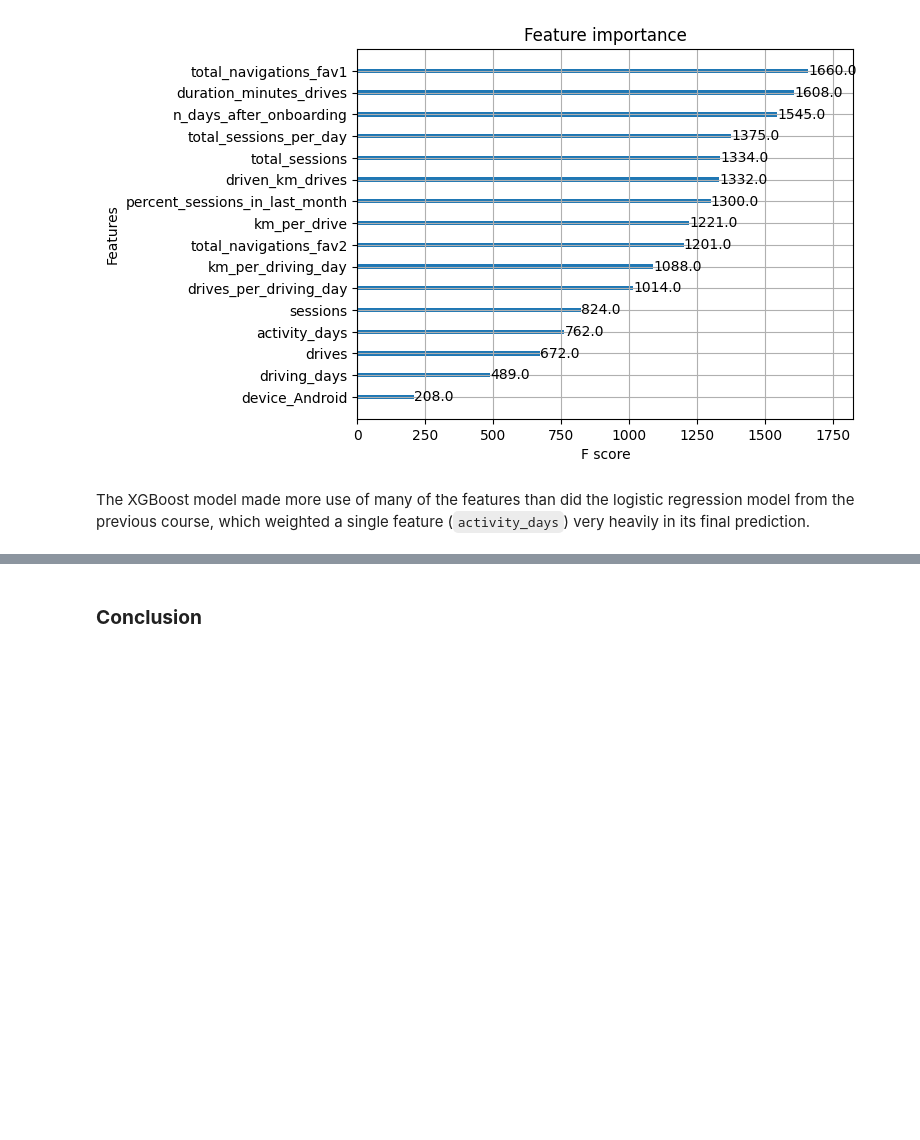
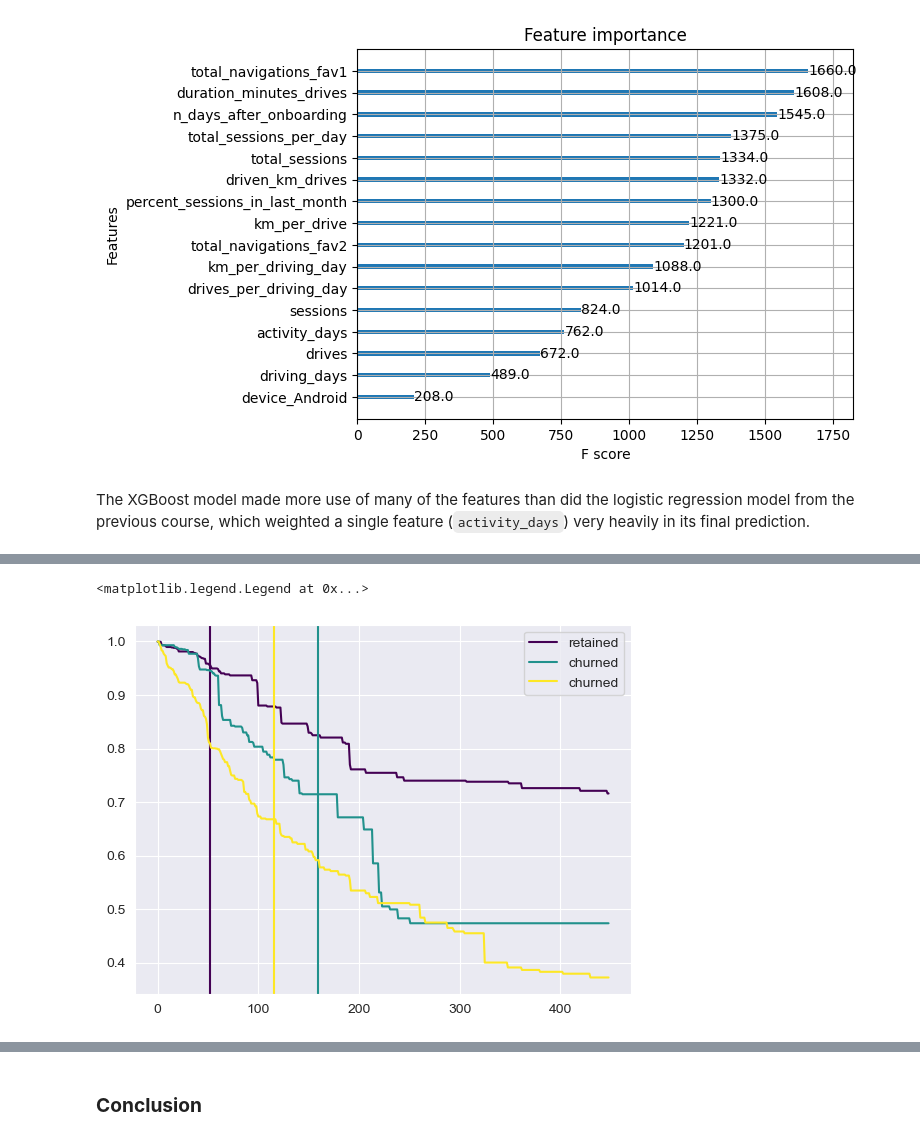
Before and after one commit to point-de-vyu/data-analytics-projects, a Jupyter notebook: Waze_predicting_user_churn/4. Tree-based_models.ipynb, the cells around one changed output, grey strips where cells are left out. Saved outputs shown, nothing was run; the diff lists cells and outputs as text; code cells hidden in the pictures; blank space fills up the shorter version.

```diff
--- a/Waze_predicting_user_churn/4. Tree-based_models.ipynb
+++ b/Waze_predicting_user_churn/4. Tree-based_models.ipynb
@@ -317,0 +416,14 @@ The XGBoost model made more use of many of the features than did the logistic re
+# %%
+surv = rsf.predict_survival_function(X_val, return_array=True)
+# %%
+inverse_map= {False:'retained',True:'churned'}
+values = [29,150,3430]
+colormap = plt.cm.viridis
+color_list = colormap(np.linspace(0, 1, len(values)))
+for idx, val in enumerate(values):
+    plt.plot(np.arange(len(rsf.unique_times_)),surv[val,:],label=f'{inverse_map[y_val[val][0]]}',color=color_list[idx])
+    plt.axvline(y_val[val][1],color=color_list[idx])
+plt.legend()
+# %% [output]
+<matplotlib.legend.Legend at 0x...>
+[figure, added]
```
Also changed, not shown: parts of 42 cells of this notebook.
